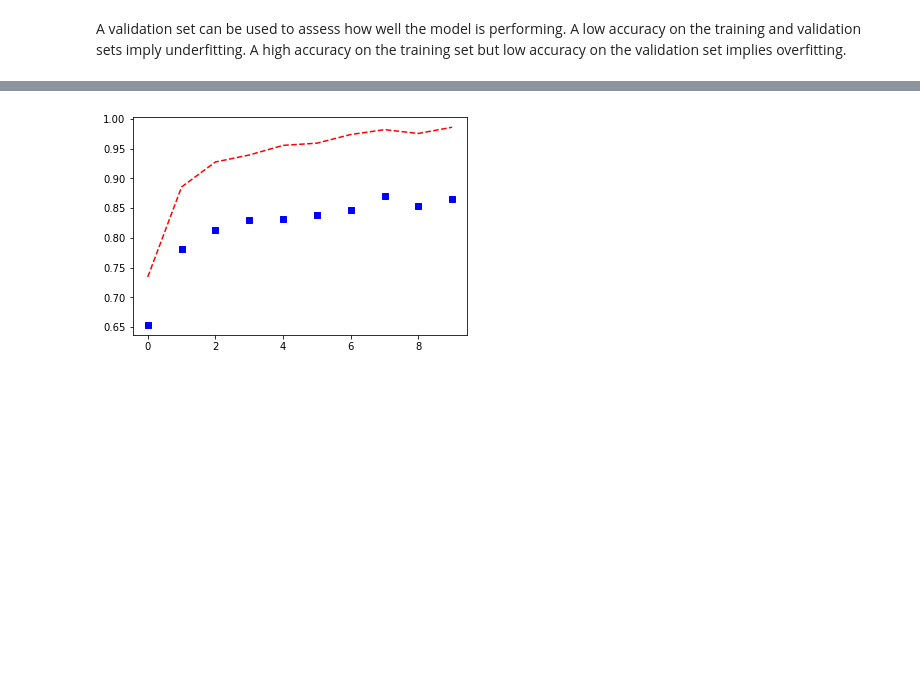
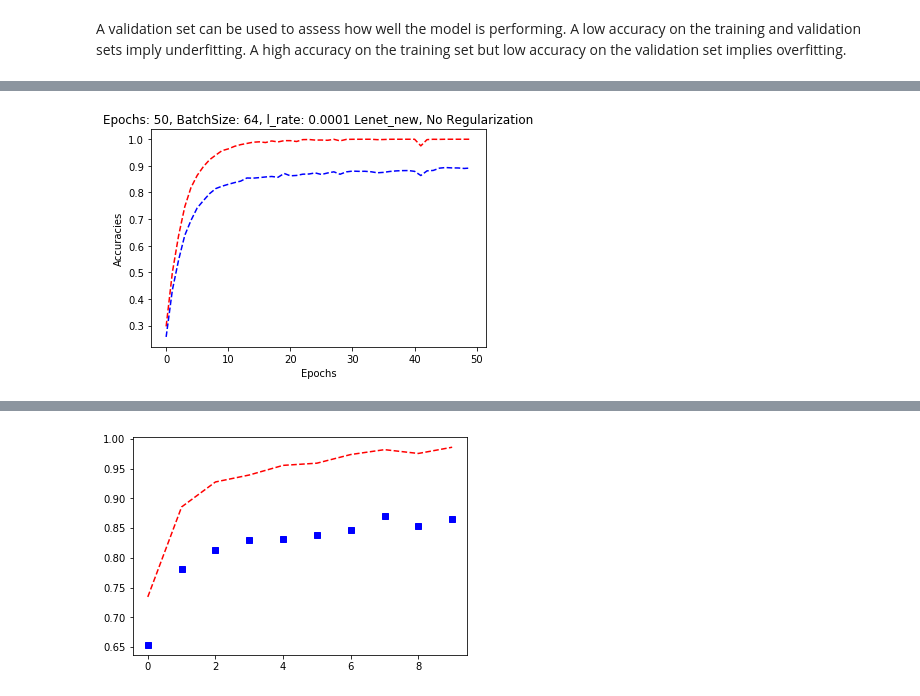
Before and after one commit to manprets/traffic_sign_classifier, a Jupyter notebook: Traffic_Sign_Classifier.ipynb, the cells around one changed output, grey strips where cells are left out. Drawn from its saved outputs; the diff is of its cells as text; code cells hidden in the pictures; blank space fills up the shorter version.

```diff
--- a/Traffic_Sign_Classifier.ipynb
+++ b/Traffic_Sign_Classifier.ipynb
@@ -465,0 +502,9 @@ Training...
+# %%
+# plot graph of training and validation accuracies
+plt.plot(list(range(EPOCHS)),train_accs, 'r--', list(range(EPOCHS)), valid_accs, 'b--')
+plt.title('Epochs: '+str(EPOCHS)+ ', BatchSize: '+str(BATCH_SIZE)+', l_rate: '+ str(rate)+' Lenet_new, No Regularization')
+plt.xlabel('Epochs')
+plt.ylabel('Accuracies')
+fig = plt.gcf()
+# %% [output]
+[figure, added]
```
Also changed, not shown: parts of 7 cells of this notebook.
